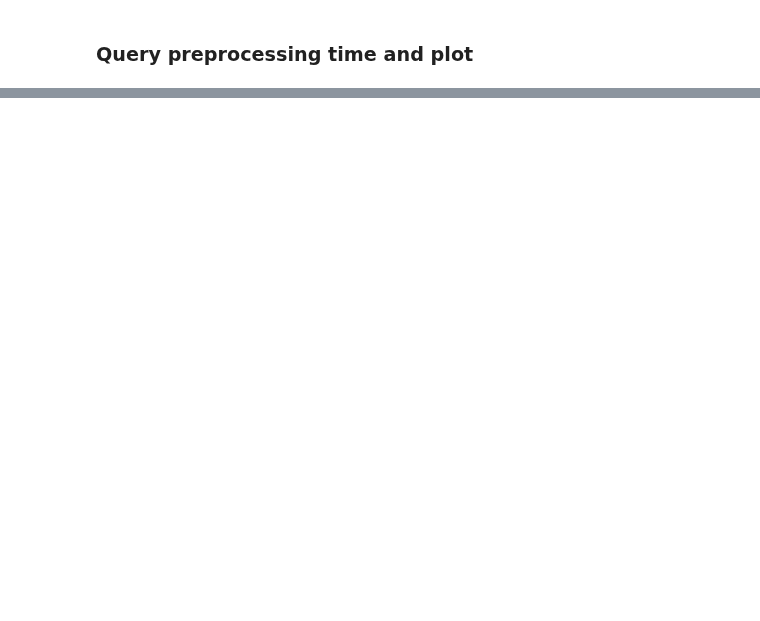
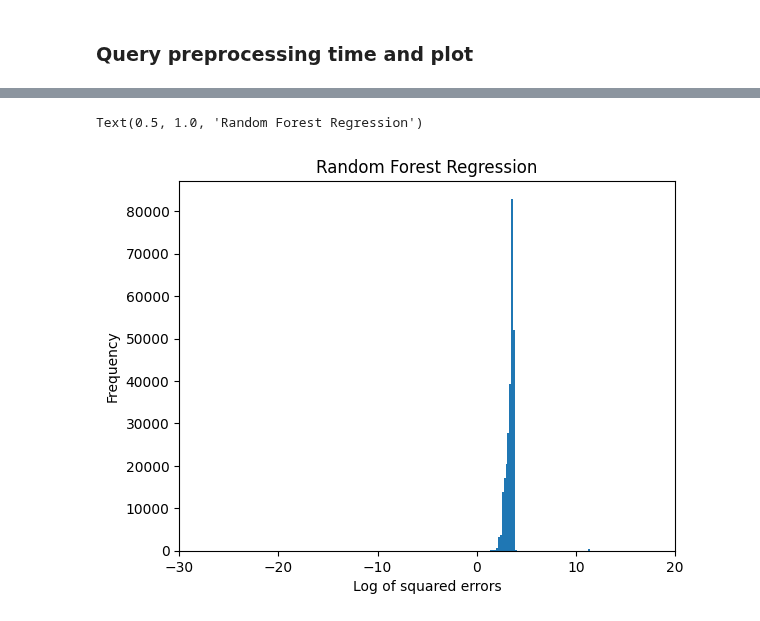
Before and after one commit to fmohr/lcdb, a Jupyter notebook: publications/2023-neurips/use cases/3 - runtime estimation.ipynb, the cells around one changed output, grey strips where cells are left out. Drawn from its saved outputs; the diff is of its cells as text; code cells hidden in the pictures; blank space fills up the shorter version.

```diff
--- a/publications/2023-neurips/use cases/3 - runtime estimation.ipynb
+++ b/publications/2023-neurips/use cases/3 - runtime estimation.ipynb
@@ -198,0 +364,20 @@ plt.show()
+# %%
+
+
+def make_base_model_qt(num_cols, base_model):
+    ct = ColumnTransformer(
+    [("anchor", "passthrough", [0]),
+     ("transform", QuantileTransformer(output_distribution='uniform'), list(range(1, num_cols)))])
+    return Pipeline([
+        ('scaler', ct),
+        ('regressor', base_model)
+    ])
+
+base_model_maker_LR_QT = lambda num_cols: make_base_model_qt(num_cols, LinearRegression())
+y_pred_X_LR_QT, y_pred_X_no_learner_LR_QT, y_pred_X_no_preprocessor_LR_QT, y_pred_X_no_learner_no_preprocessor_LR_QT = train_models_and_get_predictions(data, base_model_maker_LR_QT)
+
+base_model_maker_LR_vanilla = lambda num_cols: LinearRegression()
+y_pred_X_LR, y_pred_X_no_learner_LR, y_pred_X_no_preprocessor_LR, y_pred_X_no_learner_no_preprocessor_LR = train_models_and_get_predictions(data, base_model_maker_LR_vanilla)
+
+base_model_maker_RF = lambda num_cols: RandomForestRegressor()
+y_pred_X_RF, y_pred_X_no_learner_RF, y_pred_X_no_preprocessor_RF, y_pred_X_no_learner_no_preprocessor_RF = train_models_and_get_predictions(data, base_model_maker_RF)
@@ -198,0 +414,11 @@ plt.show()
+# %%
+plt.figure()
+errors = (y_pred_X_RF - y_tst)**2
+plt.hist(np.log(errors), bins=80)
+plt.xlim([-30, 20])
+plt.xlabel('Log of squared errors')
+plt.ylabel('Frequency')
+plt.title('Random Forest Regression')
+# %% [output]
+Text(0.5, 1.0, 'Random Forest Regression')
+[figure, added]
```
Also changed, not shown: parts of 25 cells of this notebook.
